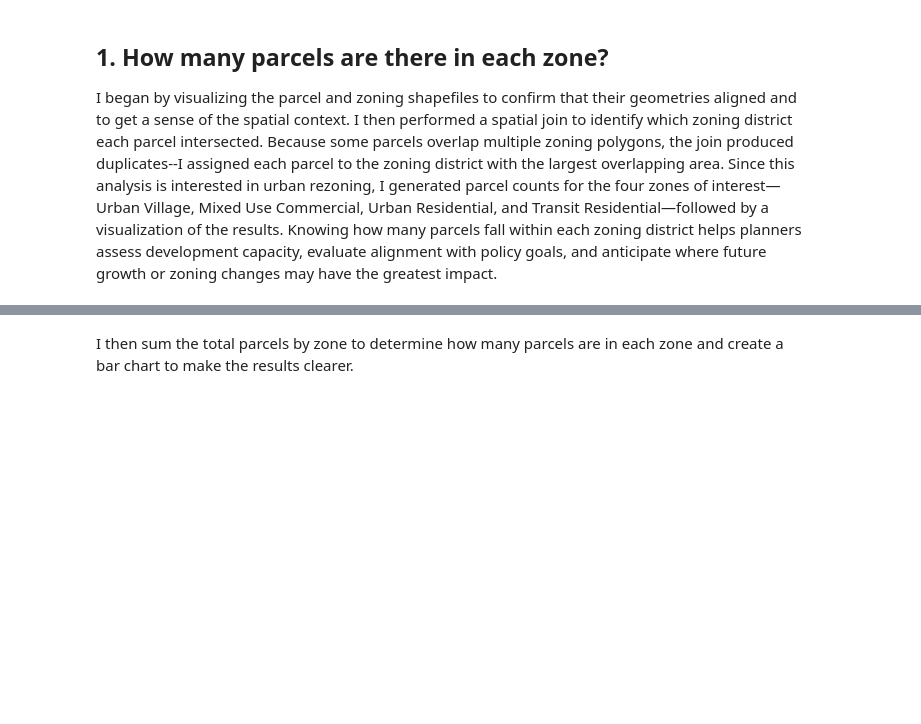
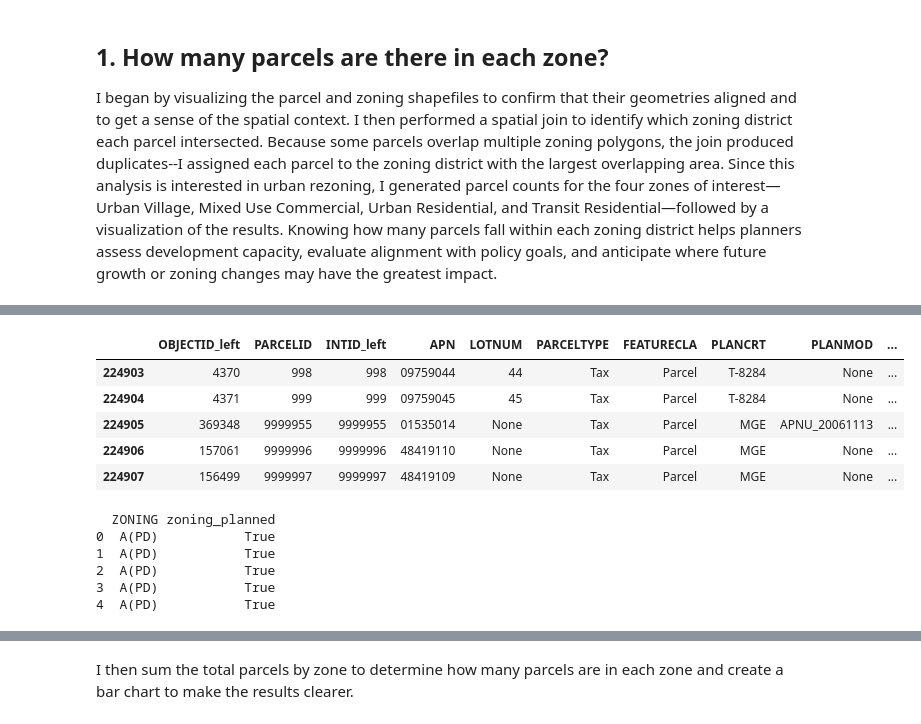
Before and after one commit to kaseyzapatka/sanjose_transit_equity, a Jupyter notebook: code/02_exploratory.ipynb, the cells around one changed output, grey strips where cells are left out. Drawn from its saved outputs; the diff is of its cells as text; code cells hidden in the pictures; blank space fills up the shorter version.

Commit message:
pre-moving data management to pipeline script

```diff
--- a/code/02_exploratory.ipynb
+++ b/code/02_exploratory.ipynb
@@ -64,0 +206,28 @@ zoning4.plot(ax = ax, column = 'ZONING', legend = True)
+# %%
+parcels.head
+# %% [output]
+|  | OBJECTID_left | PARCELID | INTID_left | APN | LOTNUM | PARCELTYPE | FEATURECLA | PLANCRT | PLANMOD | ... |
+| 224903 | 4370 | 998 | 998 | 09759044 | 44 | Tax | Parcel | T-8284 | None | ... |
+| 224904 | 4371 | 999 | 999 | 09759045 | 45 | Tax | Parcel | T-8284 | None | ... |
+| 224905 | 369348 | 9999955 | 9999955 | 01535014 | None | Tax | Parcel | MGE | APNU_20061113 | ... |
+| 224906 | 157061 | 9999996 | 9999996 | 48419110 | None | Tax | Parcel | MGE | None | ... |
+| 224907 | 156499 | 9999997 | 9999997 | 48419109 | None | Tax | Parcel | MGE | None | ... |
+# %%
+# If using a GeoDataFrame or DataFrame called parcels
+# Assume the zoning column is named "ZONING"
+
+# Create a new column: True if zoning contains (PD), False otherwise
+parcels["zoning_planned"] = parcels["ZONING"].str.upper().str.contains(r"\(PD\)")
+
+# Optional: convert to 1/0 instead of True/False
+# parcels["zoning_planned"] = parcels["ZONING"].str.upper().str.contains(r"\(PD\)").astype(int)
+
+# Check the first few rows
+print(parcels[["ZONING", "zoning_planned"]].head())
+# %% [output]
+  ZONING zoning_planned
+0  A(PD)           True
+1  A(PD)           True
+2  A(PD)           True
+3  A(PD)           True
+4  A(PD)           True
```
Also changed, not shown: parts of 12 cells of this notebook.
